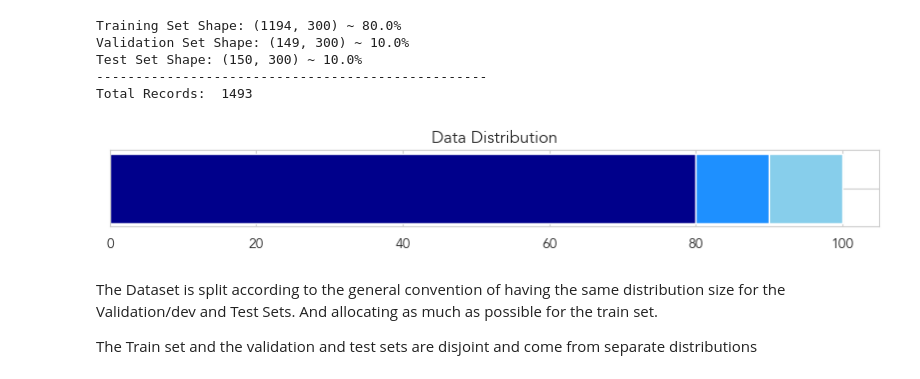
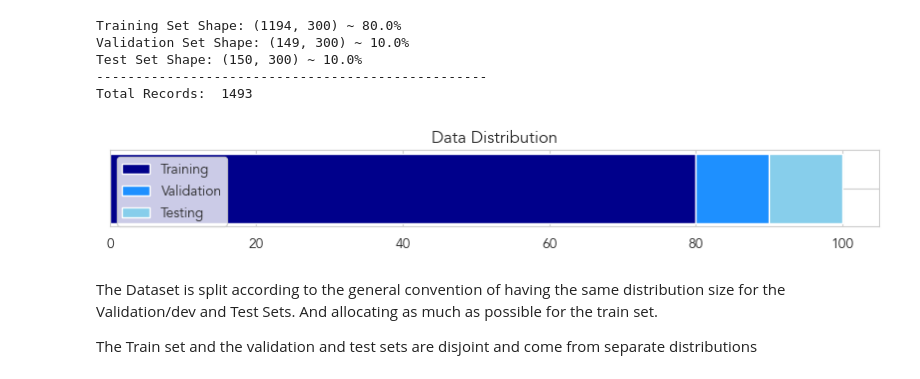
Before and after one commit to r0han99/neural-art-utility, a Jupyter notebook: miscellaneous/Exam-3-Part-3-RohanSaiNalla.ipynb, the cells around one changed output. Drawn from its saved outputs; the diff is of its cells as text; code cells hidden in the pictures.

```diff
--- a/miscellaneous/Exam-3-Part-3-RohanSaiNalla.ipynb
+++ b/miscellaneous/Exam-3-Part-3-RohanSaiNalla.ipynb
@@ -121,21 +125,25 @@ Total Records:  1493
 # %%
 import matplotlib.pyplot as plt
 
 # create data
 plt.figure(figsize=(10, 1))
 x = [""]
-y1 = [80]
-y2 = [10]
-y3 = [10]
+y1 = [80]  # Training
+y2 = [10]  # Validation
+y3 = [10]  # Testing
 
 # plot bars in stack manner (horizontal)
-plt.barh(x, y1, color='DarkBlue')
-plt.barh(x, y2, left=y1, color='Dodgerblue')
-plt.barh(x, y3, left=[y1[0] + y2[0]], color='skyblue')
+bar1 = plt.barh(x, y1, color='DarkBlue')
+bar2 = plt.barh(x, y2, left=y1, color='Dodgerblue')
+bar3 = plt.barh(x, y3, left=[y1[0] + y2[0]], color='skyblue')
+
+# Add legend
+plt.legend([bar1, bar2, bar3], ['Training', 'Validation', 'Testing'])
+
 plt.title("Data Distribution")
 plt.show()
 # %% [output]
-[figure, old version]
+[figure, new version]
 # %% [markdown]
 The Dataset is split according to the general convention of having the same distribution size for the Validation/dev and Test Sets. And allocating as much as possible for the train set.
 
```
Also changed, not shown: parts of 27 cells of this notebook.
